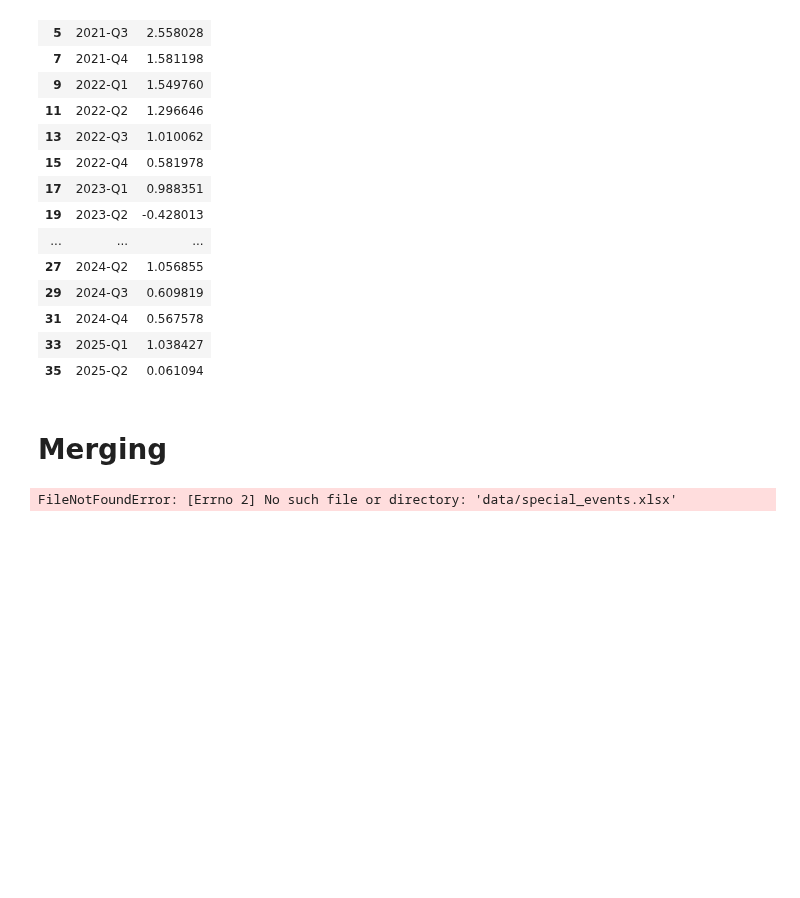
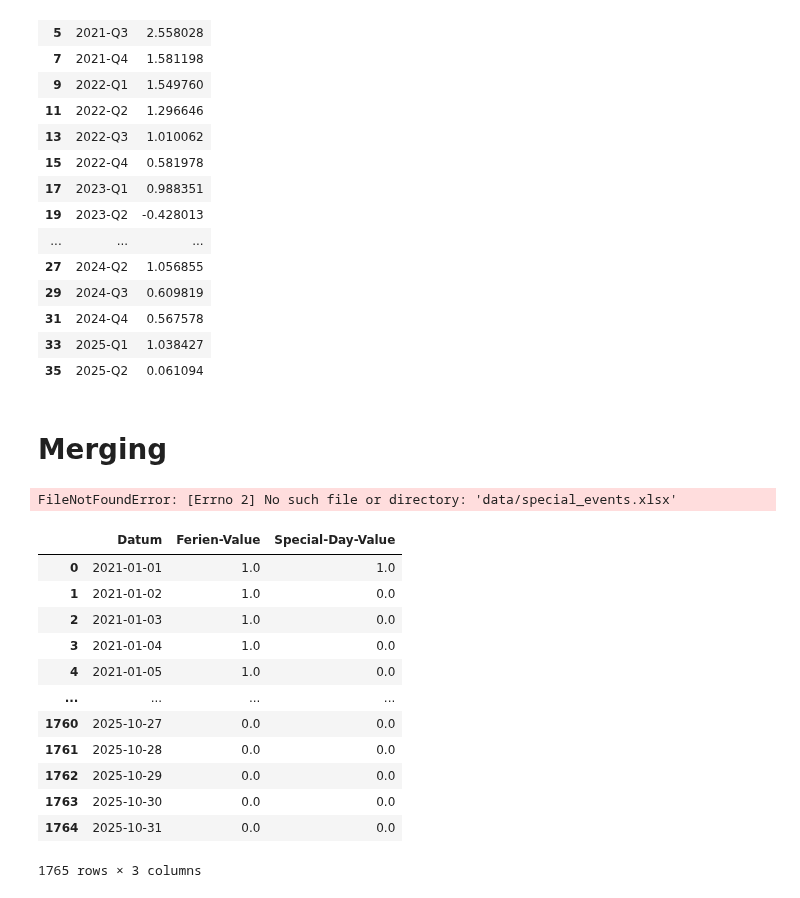
Before and after one commit to Luggias/DSF_Group_Project, a Jupyter notebook: data_handling.ipynb, the cells around one changed output. Drawn from its saved outputs; the diff is of its cells as text; code cells hidden in the pictures; blank space fills up the shorter version.

Commit message:
Added Special Events Data

```diff
--- a/data_handling.ipynb
+++ b/data_handling.ipynb
@@ -393,3 +393,38 @@ df_special_events = pd.concat(dfs, ignore_index=True)
 df_special_events["Datum"] = pd.to_datetime(df_special_events["Datum"])
 # %% [output]
 FileNotFoundError: [Errno 2] No such file or directory: 'data/special_events.xlsx'
+# %%
+file_path_special_events = "data/Special_Events.xlsx"
+
+sheets = ["2021", "2022", "2023", "2024", "2025"]
+
+df_list = []
+for sheet in sheets:
+    df = pd.read_excel(
+                file_path_special_events,
+                sheet_name=sheet,
+                usecols="A,I,L",   # A = Datum, I = Wert\
+                header=None,
+                skiprows=2)       # skip first two header rows\n",
+
+    df.columns = ["Datum", "Ferien-Value", "Special-Day-Value"]
+
+    df_list.append(df)
+
+df_special_events = pd.concat(df_list, ignore_index=True)
+df_special_events.fillna(0.0, inplace=True)
+display(df_special_events)
+# %% [output]
+|  | Datum | Ferien-Value | Special-Day-Value |
+| 0 | 2021-01-01 | 1.0 | 1.0 |
+| 1 | 2021-01-02 | 1.0 | 0.0 |
+| 2 | 2021-01-03 | 1.0 | 0.0 |
+| 3 | 2021-01-04 | 1.0 | 0.0 |
+| 4 | 2021-01-05 | 1.0 | 0.0 |
+| ... | ... | ... | ... |
+| 1760 | 2025-10-27 | 0.0 | 0.0 |
+| 1761 | 2025-10-28 | 0.0 | 0.0 |
+| 1762 | 2025-10-29 | 0.0 | 0.0 |
+| 1763 | 2025-10-30 | 0.0 | 0.0 |
+| 1764 | 2025-10-31 | 0.0 | 0.0 |
+1765 rows × 3 columns
```
Also changed, not shown: 1 other file.
